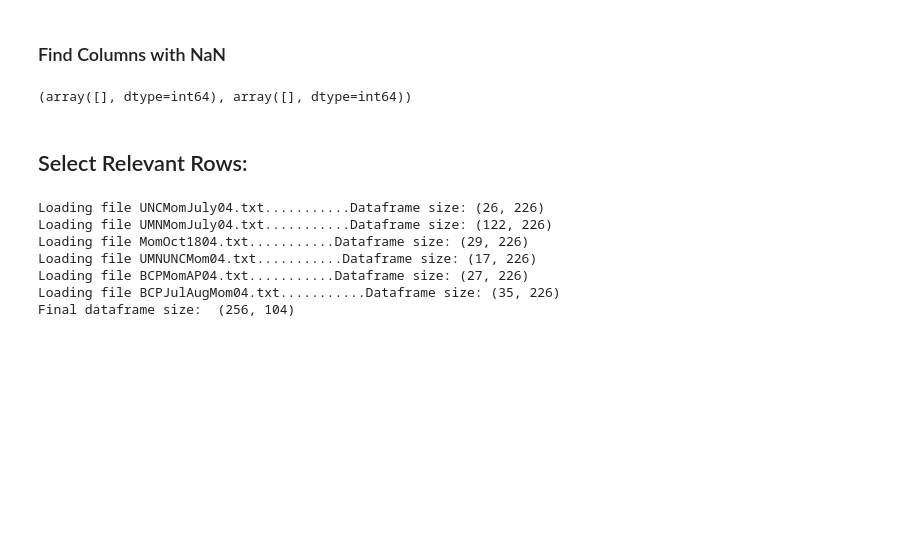
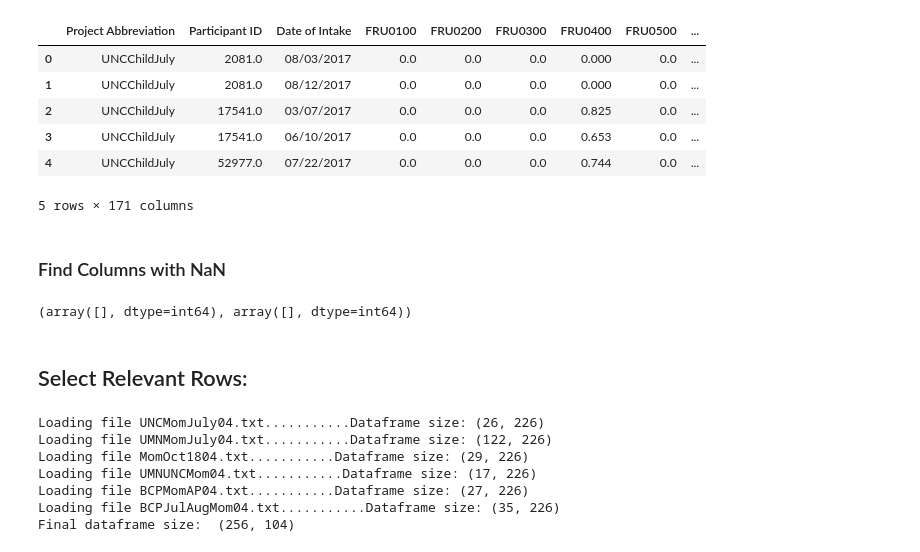
Before and after one commit to niblunc/BCP, a Jupyter notebook: draft2.ipynb, the cells around one changed output. Saved outputs shown, nothing was run; the diff lists cells and outputs as text; code cells hidden in the pictures; blank space fills up the shorter version.

```diff
--- a/draft2.ipynb
+++ b/draft2.ipynb
@@ -34,3 +258,14 @@ False
+# %%
+new_df9 = pd.read_csv("Child_BCP_dataset9.csv", sep="\t")
+new_df9.head()
+# %% [output]
+|  | Project Abbreviation | Participant ID | Date of Intake | FRU0100 | FRU0200 | FRU0300 | FRU0400 | FRU0500 | ... |
+| 0 | UNCChildJuly | 2081.0 | 08/03/2017 | 0.0 | 0.0 | 0.0 | 0.000 | 0.0 | ... |
+| 1 | UNCChildJuly | 2081.0 | 08/12/2017 | 0.0 | 0.0 | 0.0 | 0.000 | 0.0 | ... |
+| 2 | UNCChildJuly | 17541.0 | 03/07/2017 | 0.0 | 0.0 | 0.0 | 0.825 | 0.0 | ... |
+| 3 | UNCChildJuly | 17541.0 | 06/10/2017 | 0.0 | 0.0 | 0.0 | 0.653 | 0.0 | ... |
+| 4 | UNCChildJuly | 52977.0 | 07/22/2017 | 0.0 | 0.0 | 0.0 | 0.744 | 0.0 | ... |
+5 rows × 171 columns
 # %%
 temp_list = []
 for file in file_dict["set_09"]["mom"]["files"]:
```
Also changed, not shown: parts of 13 cells of this notebook, 9 other files.
